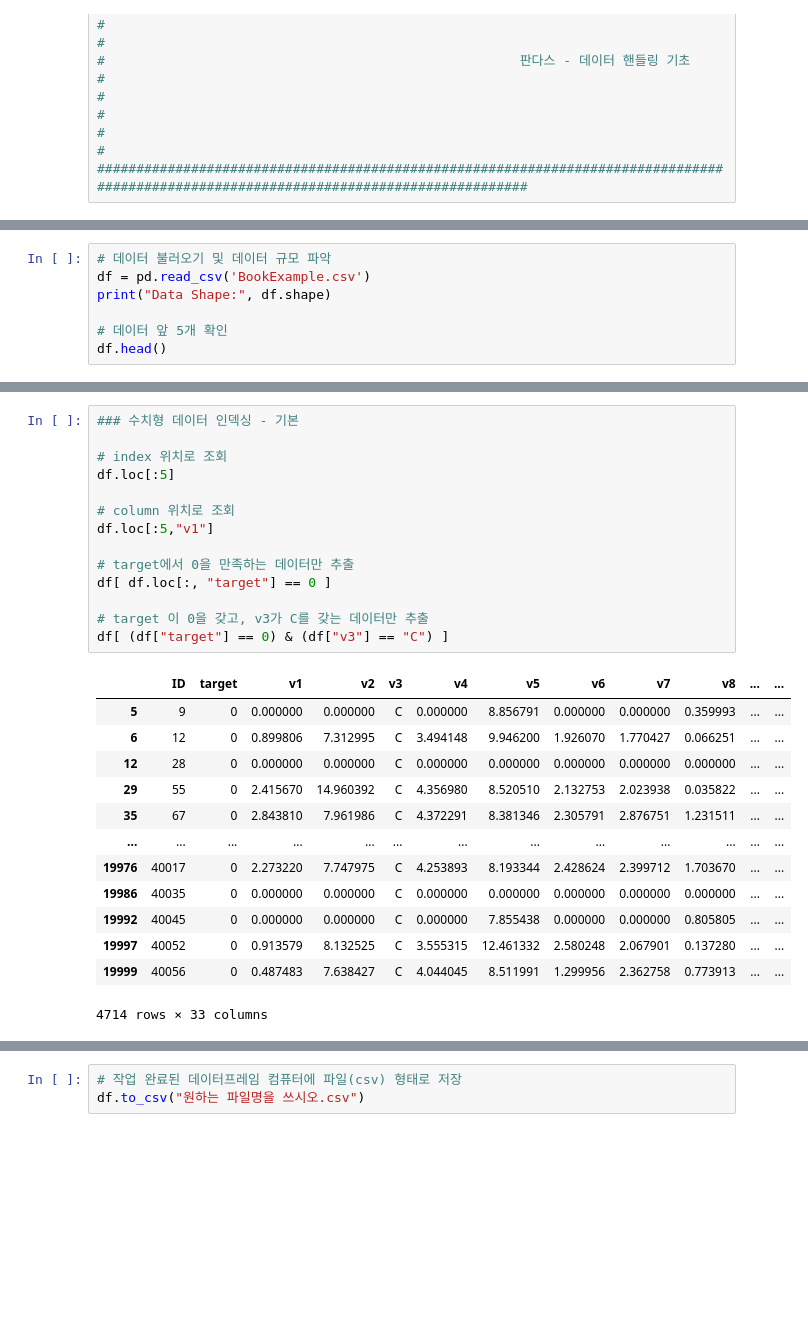
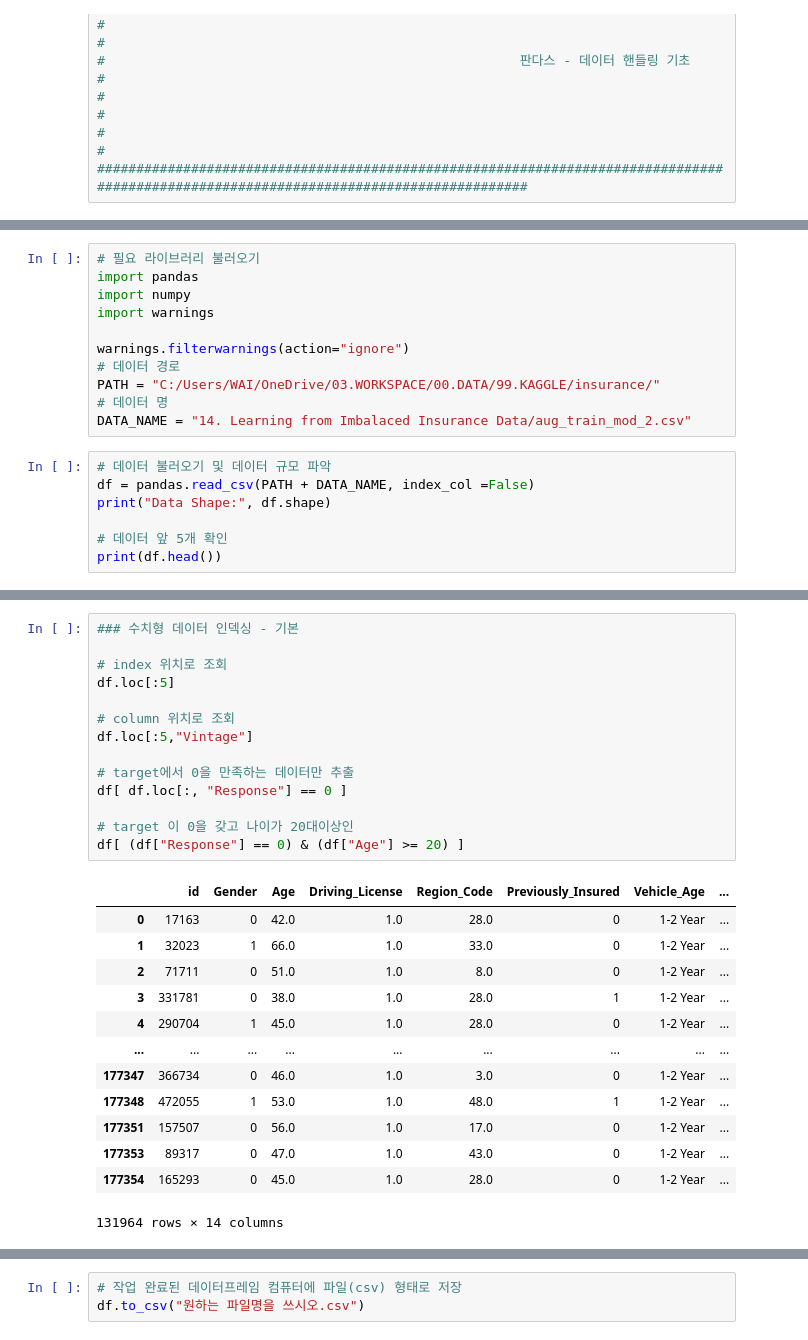
Before and after one commit to wook1990/insomnia, a Jupyter notebook: 02. STUDY/[2021]/98.book_code/chap6_pandas&numpy.ipynb, the cells around one changed output, grey strips where cells are left out. Drawn from its saved outputs; the diff is of its cells as text; blank space fills up the shorter version.

Commit message:
Book Example Fininshed

```diff
--- a/02. STUDY/[2021]/98.book_code/chap6_pandas&numpy.ipynb
+++ b/02. STUDY/[2021]/98.book_code/chap6_pandas&numpy.ipynb
@@ -21,8 +17,19 @@ import numpy as np
+# %%
+# 필요 라이브러리 불러오기
+import pandas
+import numpy
+import warnings
+
+warnings.filterwarnings(action="ignore")
+# 데이터 경로
+PATH = "C:/Users/WAI/OneDrive/03.WORKSPACE/00.DATA/99.KAGGLE/insurance/"
+# 데이터 명
+DATA_NAME = "14. Learning from Imbalaced Insurance Data/aug_train_mod_2.csv"
 # %%
 # 데이터 불러오기 및 데이터 규모 파악
-df = pd.read_csv('BookExample.csv')
+df = pandas.read_csv(PATH + DATA_NAME, index_col =False)
 print("Data Shape:", df.shape)
 
 # 데이터 앞 5개 확인
-df.head()
+print(df.head())
 # %% [output]
@@ -169,30 +181,30 @@ df.select_dtypes("object")
 # %%
 ### 수치형 데이터 인덱싱 - 기본
 
 # index 위치로 조회
 df.loc[:5]
 
 # column 위치로 조회
-df.loc[:5,"v1"]
+df.loc[:5,"Vintage"]
 
 # target에서 0을 만족하는 데이터만 추출
-df[ df.loc[:, "target"] == 0 ]
+df[ df.loc[:, "Response"] == 0 ]
 
-# target 이 0을 갖고, v3가 C를 갖는 데이터만 추출
-df[ (df["target"] == 0) & (df["v3"] == "C") ]
+# target 이 0을 갖고 나이가 20대이상인
+df[ (df["Response"] == 0) & (df["Age"] >= 20) ]
 # %% [output]
-|  | ID | target | v1 | v2 | v3 | v4 | v5 | v6 | v7 | v8 | ... | ... |
-| 5 | 9 | 0 | 0.000000 | 0.000000 | C | 0.000000 | 8.856791 | 0.000000 | 0.000000 | 0.359993 | ... | ... |
-| 6 | 12 | 0 | 0.899806 | 7.312995 | C | 3.494148 | 9.946200 | 1.926070 | 1.770427 | 0.066251 | ... | ... |
-| 12 | 28 | 0 | 0.000000 | 0.000000 | C | 0.000000 | 0.000000 | 0.000000 | 0.000000 | 0.000000 | ... | ... |
-| 29 | 55 | 0 | 2.415670 | 14.960392 | C | 4.356980 | 8.520510 | 2.132753 | 2.023938 | 0.035822 | ... | ... |
-| 35 | 67 | 0 | 2.843810 | 7.961986 | C | 4.372291 | 8.381346 | 2.305791 | 2.876751 | 1.231511 | ... | ... |
-| ... | ... | ... | ... | ... | ... | ... | ... | ... | ... | ... | ... | ... |
-| 19976 | 40017 | 0 | 2.273220 | 7.747975 | C | 4.253893 | 8.193344 | 2.428624 | 2.399712 | 1.703670 | ... | ... |
-| 19986 | 40035 | 0 | 0.000000 | 0.000000 | C | 0.000000 | 0.000000 | 0.000000 | 0.000000 | 0.000000 | ... | ... |
-| 19992 | 40045 | 0 | 0.000000 | 0.000000 | C | 0.000000 | 7.855438 | 0.000000 | 0.000000 | 0.805805 | ... | ... |
-| 19997 | 40052 | 0 | 0.913579 | 8.132525 | C | 3.555315 | 12.461332 | 2.580248 | 2.067901 | 0.137280 | ... | ... |
-| 19999 | 40056 | 0 | 0.487483 | 7.638427 | C | 4.044045 | 8.511991 | 1.299956 | 2.362758 | 0.773913 | ... | ... |
+|  | id | Gender | Age | Driving_License | Region_Code | Previously_Insured | Vehicle_Age | ... |
+| 0 | 17163 | 0 | 42.0 | 1.0 | 28.0 | 0 | 1-2 Year | ... |
+| 1 | 32023 | 1 | 66.0 | 1.0 | 33.0 | 0 | 1-2 Year | ... |
+| 2 | 71711 | 0 | 51.0 | 1.0 | 8.0 | 0 | 1-2 Year | ... |
+| 3 | 331781 | 0 | 38.0 | 1.0 | 28.0 | 1 | 1-2 Year | ... |
+| 4 | 290704 | 1 | 45.0 | 1.0 | 28.0 | 0 | 1-2 Year | ... |
+| ... | ... | ... | ... | ... | ... | ... | ... | ... |
+| 177347 | 366734 | 0 | 46.0 | 1.0 | 3.0 | 0 | 1-2 Year | ... |
+| 177348 | 472055 | 1 | 53.0 | 1.0 | 48.0 | 1 | 1-2 Year | ... |
+| 177351 | 157507 | 0 | 56.0 | 1.0 | 17.0 | 0 | 1-2 Year | ... |
+| 177353 | 89317 | 0 | 47.0 | 1.0 | 43.0 | 0 | 1-2 Year | ... |
+| 177354 | 165293 | 0 | 45.0 | 1.0 | 28.0 | 0 | 1-2 Year | ... |
-4714 rows × 33 columns
+131964 rows × 14 columns
 # %%
 # 컬럼명 변경
```
Also changed, not shown: parts of 24 cells of this notebook, 8 other files.
